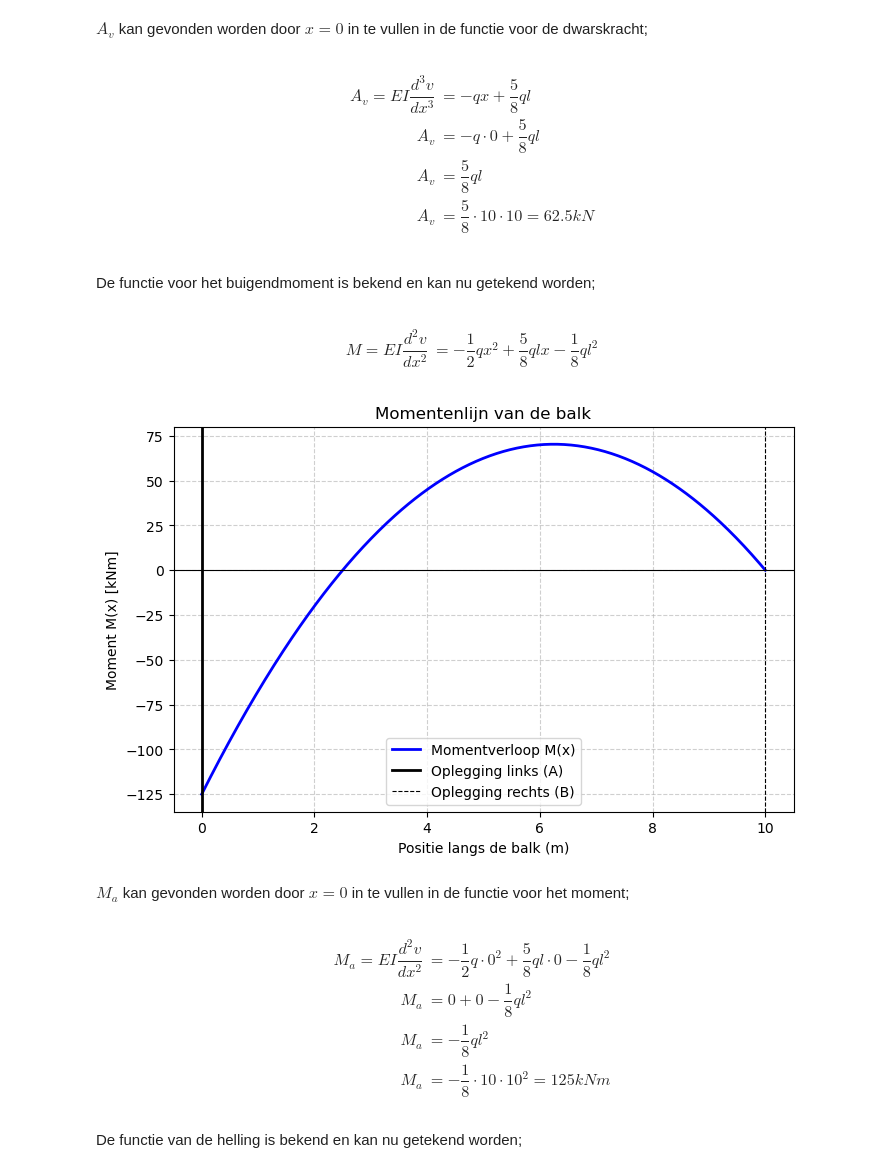
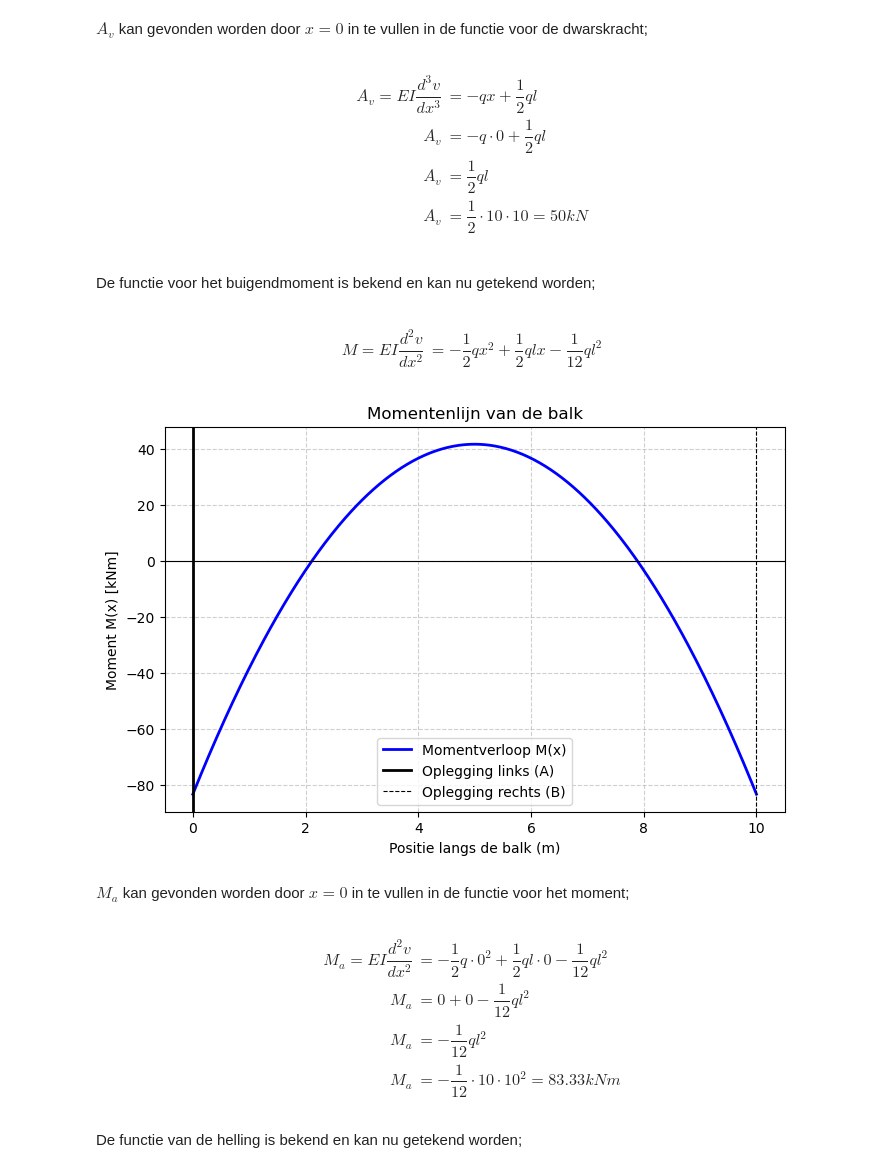
Before and after one commit to HHS-boeken/Mechanica, a Jupyter notebook: book/H3/Opgave_les3_2.ipynb, the cells around one changed output. Cells and saved outputs as stored; diff of their text form; code cells hidden in the pictures.

```diff
--- a/book/H3/Opgave_les3_2.ipynb
+++ b/book/H3/Opgave_les3_2.ipynb
@@ -206,9 +207,9 @@ V_values = np.zeros_like(x_values)
 # Momentverloop berekenen
 for i, x in enumerate(x_values):
     if x < x_C:  # Links van het koppel
-        V_values[i] = -q * x + (5 / 8) *q * L
+        V_values[i] = -q * x + (4 / 8) *q * L
     else:  # Rechts van het koppel
-        V_values[i] = -q * x + (5 / 8) *q * L  # Sprong in moment door koppel
+        V_values[i] = -q * x + (4 / 8) *q * L  # Sprong in moment door koppel
 
 # Plot de momentenlijn
 plt.figure(figsize=(8, 5))
@@ -229,16 +230,16 @@ plt.show()
 $A_v$ kan gevonden worden door $x=0$ in te vullen in de functie voor de dwarskracht;
 # %% [markdown]
 \begin{align}
-    A_v = EI\dfrac{d^3v}{dx^3} &= -qx + \dfrac{5}{8}ql \\
-    A_v &= -q \cdot 0 + \dfrac{5}{8}ql \\
-    A_v &= \dfrac{5}{8}ql \\
-    A_v &= \dfrac{5}{8} \cdot 10 \cdot 10 = 62.5 kN \\
+    A_v = EI\dfrac{d^3v}{dx^3} &= -qx + \dfrac{1}{2}ql \\
+    A_v &= -q \cdot 0 + \dfrac{1}{2}ql \\
+    A_v &= \dfrac{1}{2}ql \\
+    A_v &= \dfrac{1}{2} \cdot 10 \cdot 10 = 50 kN \\
 \end{align}
 # %% [markdown]
 De functie voor het buigendmoment is bekend en kan nu getekend worden;
 # %% [markdown]
 \begin{align}
-    M = EI\dfrac{d^2v}{dx^2} &= -\dfrac{1}{2}qx^2 + \dfrac{5}{8}qlx - \dfrac{1}{8}ql^2
+    M = EI\dfrac{d^2v}{dx^2} &= -\dfrac{1}{2}qx^2 + \dfrac{1}{2}qlx - \dfrac{1}{12}ql^2
 \end{align}
 # %%
 import numpy as np
@@ -249,43 +250,43 @@ L = 10       # Lengte van de balk (m)
 x_C = 11     # Locatie van het koppel (m)
 q = 10     # Verdeelde belasting (kN/m, naar beneden)
 M_C = 160   # Koppel (kNm, met de klok mee)
 R_A = 20    # Reactiekracht bij A (kN)
 R_B = 60    # Reactiekracht bij B (kN)
 
 # Discretisatie van de balk
 x_values = np.linspace(0, L, 500)
 M_values = np.zeros_like(x_values)
 
 # Momentverloop berekenen
 for i, x in enumerate(x_values):
     if x < x_C:  # Links van het koppel
-        M_values[i] = - (q / 2) * x**2 + (5 / 8) * q * L * x - (1/8) * q * L**2
+        M_values[i] = - (q / 2) * x**2 + (4 / 8) * q * L * x - (1/12) * q * L**2
     else:  # Rechts van het koppel
         0
 
 # Plot de momentenlijn
 plt.figure(figsize=(8, 5))
 plt.plot(x_values, M_values, label="Momentverloop M(x)", linewidth=2, color='blue')
 plt.axhline(0, color='black', linewidth=0.8)
 #plt.axvline(x_C, color='blue', linestyle='dashed', linewidth=1, label="Koppel bij x=6m")
 plt.axvline(0, color='black', linewidth=2, label="Oplegging links (A)")
 plt.axvline(L, color='black', linestyle='dashed', linewidth=0.8, label="Oplegging rechts (B)")
 plt.xlabel("Positie langs de balk (m)")
 plt.ylabel("Moment M(x) [kNm]")
 plt.title("Momentenlijn van de balk")
 plt.grid(True, linestyle='--', alpha=0.6)
 plt.legend()
 plt.show()
 # %% [output]
-[figure, old version]
+[figure, new version]
 # %% [markdown]
 $M_a$ kan gevonden worden door $x=0$ in te vullen in de functie voor het moment;
 # %% [markdown]
 \begin{align}
-    M_a = EI\dfrac{d^2v}{dx^2} &= -\dfrac{1}{2}q \cdot 0^2 + \dfrac{5}{8}ql \cdot 0 - \dfrac{1}{8}ql^2 \\
-    M_a &= 0 + 0 - \dfrac{1}{8}ql^2 \\
-    M_a &= - \dfrac{1}{8}ql^2 \\
-    M_a &= - \dfrac{1}{8} \cdot 10  \cdot 10^2 = 125 kNm
+    M_a = EI\dfrac{d^2v}{dx^2} &= -\dfrac{1}{2}q \cdot 0^2 + \dfrac{1}{2}ql \cdot 0 - \dfrac{1}{12}ql^2 \\
+    M_a &= 0 + 0 - \dfrac{1}{12}ql^2 \\
+    M_a &= - \dfrac{1}{12}ql^2 \\
+    M_a &= - \dfrac{1}{12} \cdot 10  \cdot 10^2 = 83.33 kNm
 \end{align}
 # %% [markdown]
 De functie van de helling is bekend en kan nu getekend worden;
```
Also changed, not shown: parts of 8 cells of this notebook, 1 other file.
